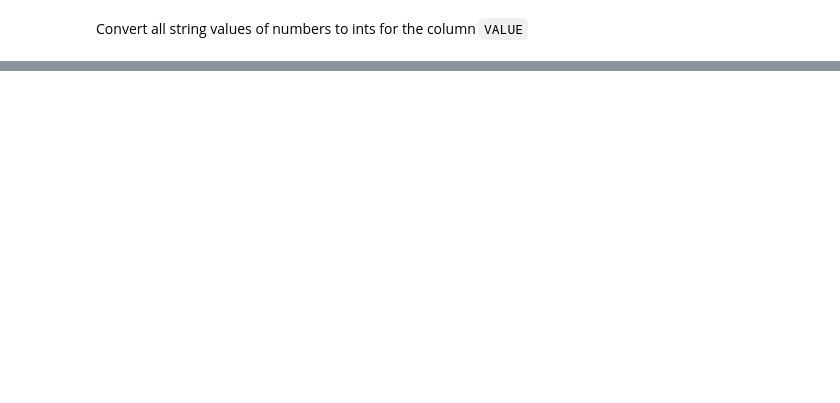
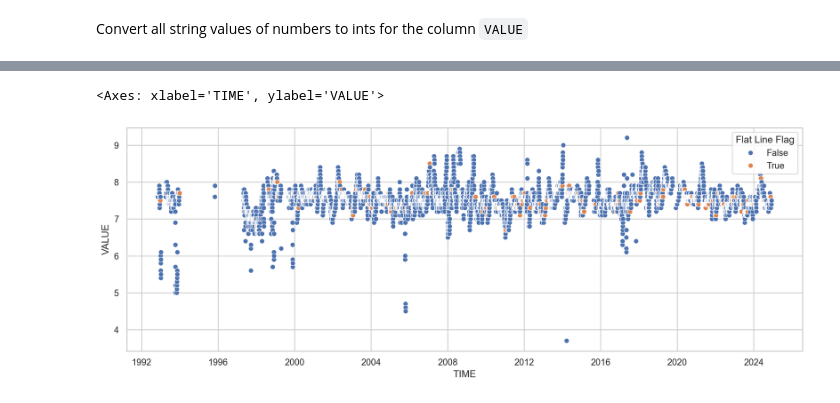
Before and after one commit to DWR-QA-Program/caldata-dsa-outlier-tool, a Jupyter notebook: dwr/dwr.ipynb, the cells around one changed output, grey strips where cells are left out. Drawn from its saved outputs; the diff is of its cells as text; code cells hidden in the pictures; blank space fills up the shorter version.

```diff
--- a/dwr/dwr.ipynb
+++ b/dwr/dwr.ipynb
@@ -134,0 +221,38 @@ sns.scatterplot(df_out, x='TIME', y='VALUE', hue='Flag')
+# %%
+def flat_line_test(time_series: pd.Series, number_of_repeated_values: int = 1) -> pd.DataFrame:
+    """
+    Apply a flat line test to a time series.
+
+    Parameters
+    ----------
+    time_series : pd.Series
+        A pandas series with a datetime index.
+
+    number_of_repeated_values : int
+        The number of consecutive repeated values to indicate an instrumental anomaly.
+
+    Returns
+    -------
+    pandas.DataFrame
+        The number of consecutive repeated values.
+
+    Examples
+    --------
+    >>> df_out = flat_line_test(df_in)
+
+    """
+    if time_series.empty:
+        raise ValueError('No input data.')
+    mask = time_series.ne(time_series.shift())
+    counts = time_series.groupby(mask.cumsum()).transform('count')
+    df['Flat Line Flag'] = np.where((counts > number_of_repeated_values ), True, False)
+    return df
+# %%
+df_flat_line = flat_line_test(time_series=df.VALUE, number_of_repeated_values=5)
+# %%
+sns.set_theme(style="whitegrid")
+fig, ax = plt.subplots(figsize=(15,5))
+sns.scatterplot(df_flat_line, x='TIME', y='VALUE', hue='Flat Line Flag')
+# %% [output]
+<Axes: xlabel='TIME', ylabel='VALUE'>
+[figure, added]
```
Also changed, not shown: parts of 22 cells of this notebook, 1 other file.
